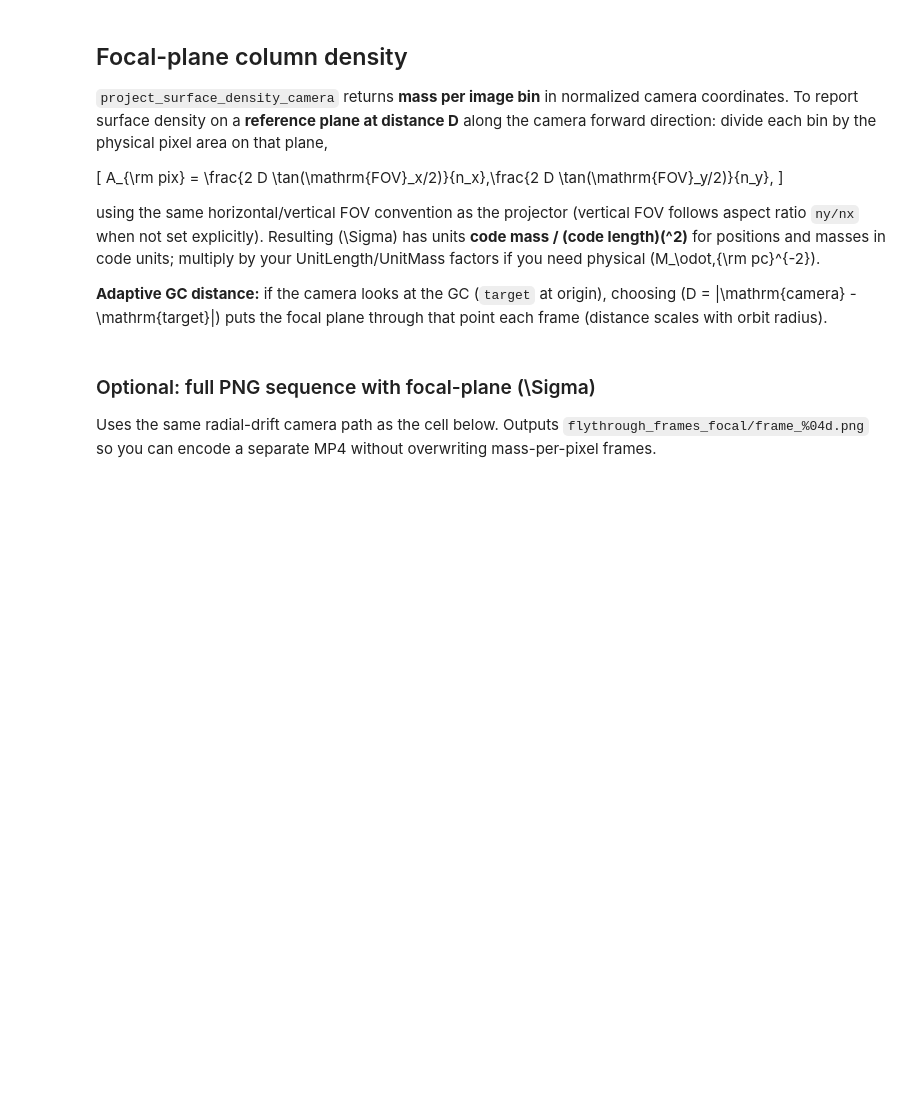
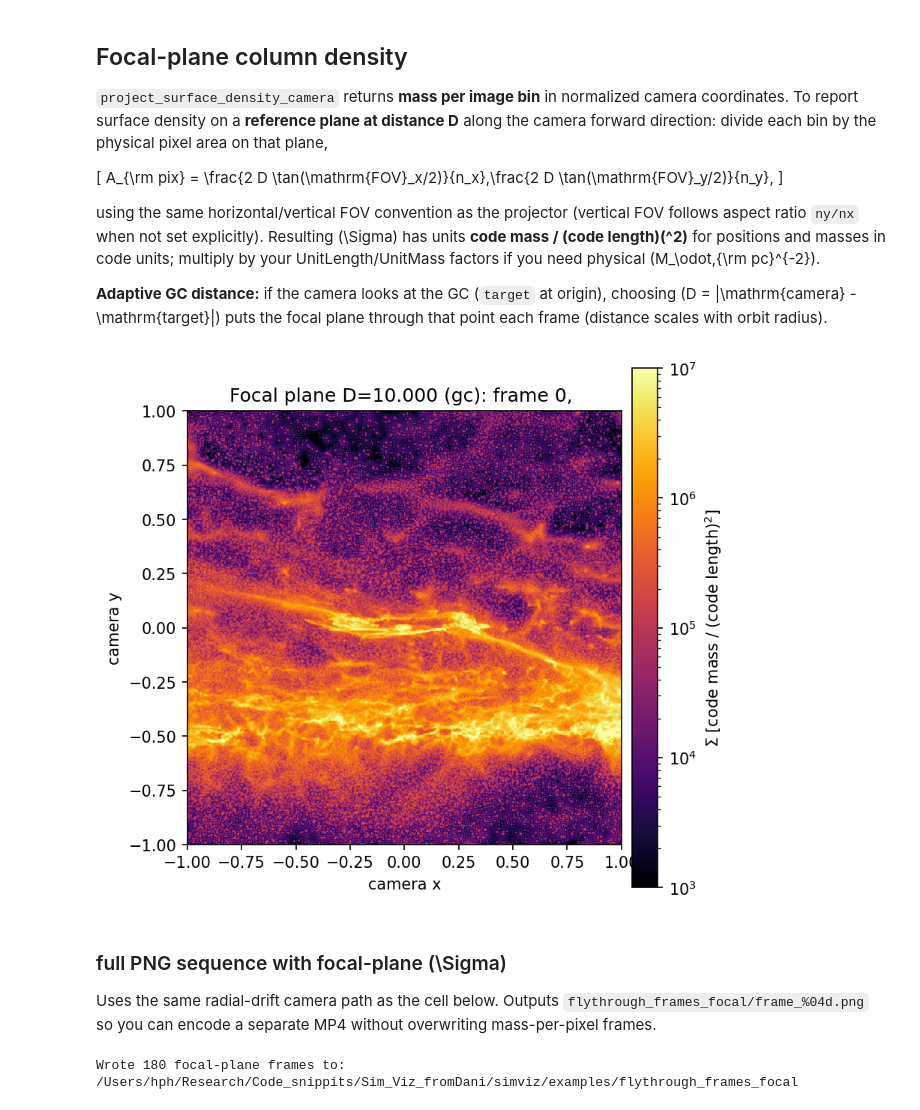
Before and after one commit to hpthatchfield/Arepo_Visualizations, a Jupyter notebook: examples/surface_density_flythrough_demo.ipynb, the cells around one changed output. Cells and saved outputs as stored; diff of their text form; code cells hidden in the pictures; blank space fills up the shorter version.

Commit message:
flythrough movie rework and preparation

```diff
--- a/examples/surface_density_flythrough_demo.ipynb
+++ b/examples/surface_density_flythrough_demo.ipynb
@@ -100,6 +111,9 @@ def render_surface_density_frame(
     vmin=1e-3,
     vmax=2e1,
     cmap="Greys",
+    smooth_sigma_px=None,
+    adaptive_smooth_sigmas=(0.8, 2.5),
+    adaptive_weight_sigma_px=0.5,
     ax=None,
 ):
     sigma, extent = project_surface_density_camera(
@@ -115,6 +129,9 @@ def render_surface_density_frame(
         ny=ny,
         z_near=z_near,
         z_far=z_far,
+        smooth_sigma_px=smooth_sigma_px,
+        adaptive_smooth_sigmas=adaptive_smooth_sigmas,
+        adaptive_weight_sigma_px=adaptive_weight_sigma_px,
     )
 
     if ax is None:
@@ -201,7 +220,7 @@ def focal_distance_for_plane(camera_position, target, mode, fixed_distance):
 
 
 def mass_map_to_column_density(mass_per_pixel, focal_distance, fov_x_deg, nx, ny, fov_y_deg=None):
-    """Convert mass bins from ``project_surface_density_camera`` to Σ on the focal plane."""
+    """Convert mass bins from ``project_surface_density_camera`` to \Sigma on the focal plane."""
     area = focal_plane_pixel_area(focal_distance, fov_x_deg, nx, ny, fov_y_deg=fov_y_deg)
     return mass_per_pixel / area
 
@@ -220,9 +239,12 @@ def render_column_density_frame(
     ny=700,
     z_near=0.2,
     z_far=40.0,
-    vmin=1e-5,
-    vmax=1e3,
-    cmap="Greys",
+    vmin=1e3,
+    vmax=1e7,
+    cmap="inferno",
+    smooth_sigma_px=None,
+    adaptive_smooth_sigmas=(0.8, 5.5),
+    adaptive_weight_sigma_px=0.5,
     ax=None,
 ):
     sigma_mass, extent = project_surface_density_camera(
@@ -238,6 +260,9 @@ def render_column_density_frame(
         ny=ny,
         z_near=z_near,
         z_far=z_far,
+        smooth_sigma_px=smooth_sigma_px,
+        adaptive_smooth_sigmas=adaptive_smooth_sigmas,
+        adaptive_weight_sigma_px=adaptive_weight_sigma_px,
     )
     sigma = mass_map_to_column_density(sigma_mass, focal_distance, fov_x_deg, nx, ny)
 
@@ -264,39 +289,41 @@ path_col = inclined_orbit_path(n_frames=120, radius=10.0, tilt_deg=35.0)
 i = 0
 cam = path_col[i]
 D_frame = focal_distance_for_plane(cam, TARGET_GC, FOCAL_PLANE_MODE, FOCAL_DISTANCE_FIXED)
 fig, ax, im = render_column_density_frame(
     x,
     y,
     z,
     masses,
     camera_position=cam,
     focal_distance=D_frame,
     target=TARGET_GC,
     up_hint=(0.0, 0.0, 1.0),
     fov_x_deg=FOV_X_DEG,
     nx=NX,
     ny=NY,
     z_near=0.2,
     z_far=30.0,
-    vmin=1e-4,
-    vmax=1e3,
+    vmin=1e3,
+    vmax=1e7,
 )
 apix = focal_plane_pixel_area(D_frame, FOV_X_DEG, NX, NY)
 fig.colorbar(
     im,
     ax=ax,
     pad=0.02,
     label=r"$\Sigma$ [code mass / (code length)$^2$]",
 )
 ax.set_title(
     f"Focal plane D={D_frame:.3f} ({FOCAL_PLANE_MODE}): frame {i}, "
-    f"cam=({cam[0]:.2f}, {cam[1]:.2f}, {cam[2]:.2f})\n"
-    f"pixel area = {apix:.4g} (code length)$^2$"
+    #f"cam=({cam[0]:.2f}, {cam[1]:.2f}, {cam[2]:.2f})\n"
+    #f"pixel area = {apix:.4g} (code length)$^2$"
 )
 fig.savefig(EXAMPLE_OUT / "surface_density_preview_focal_plane.png", dpi=180, bbox_inches="tight")
 plt.show()
+# %% [output]
+[figure, added]
 # %% [markdown]
-### Optional: full PNG sequence with focal-plane \(\Sigma\)
+### full PNG sequence with focal-plane \(\Sigma\)
 
 Uses the same radial-drift camera path as the cell below. Outputs `flythrough_frames_focal/frame_%04d.png` so you can encode a separate MP4 without overwriting mass-per-pixel frames.
 # %%
@@ -322,14 +349,16 @@ for i, cam in enumerate(path_focal):
         ny=NY,
         z_near=0.2,
         z_far=30.0,
-        vmin=1e-4,
-        vmax=1e3,
+        vmin=1e3,
+        vmax=1e7,
     )
     ax.set_title(f"frame {i:04d}  (D={D_frame:.3f}, mode={FOCAL_PLANE_MODE})")
     fig.savefig(out_dir_focal / f"frame_{i:04d}.png", bbox_inches="tight")
     plt.close(fig)
 
 print(f"Wrote {len(path_focal)} focal-plane frames to: {out_dir_focal.resolve()}")
+# %% [output]
+Wrote 180 focal-plane frames to: /Users/hph/Research/Code_snippits/Sim_Viz_fromDani/simviz/examples/flythrough_frames_focal
 # %%
 # PNG sequence (encode video separately)
 out_dir = Path("flythrough_frames")
```
Also changed, not shown: parts of 6 cells of this notebook, 7 other files.
